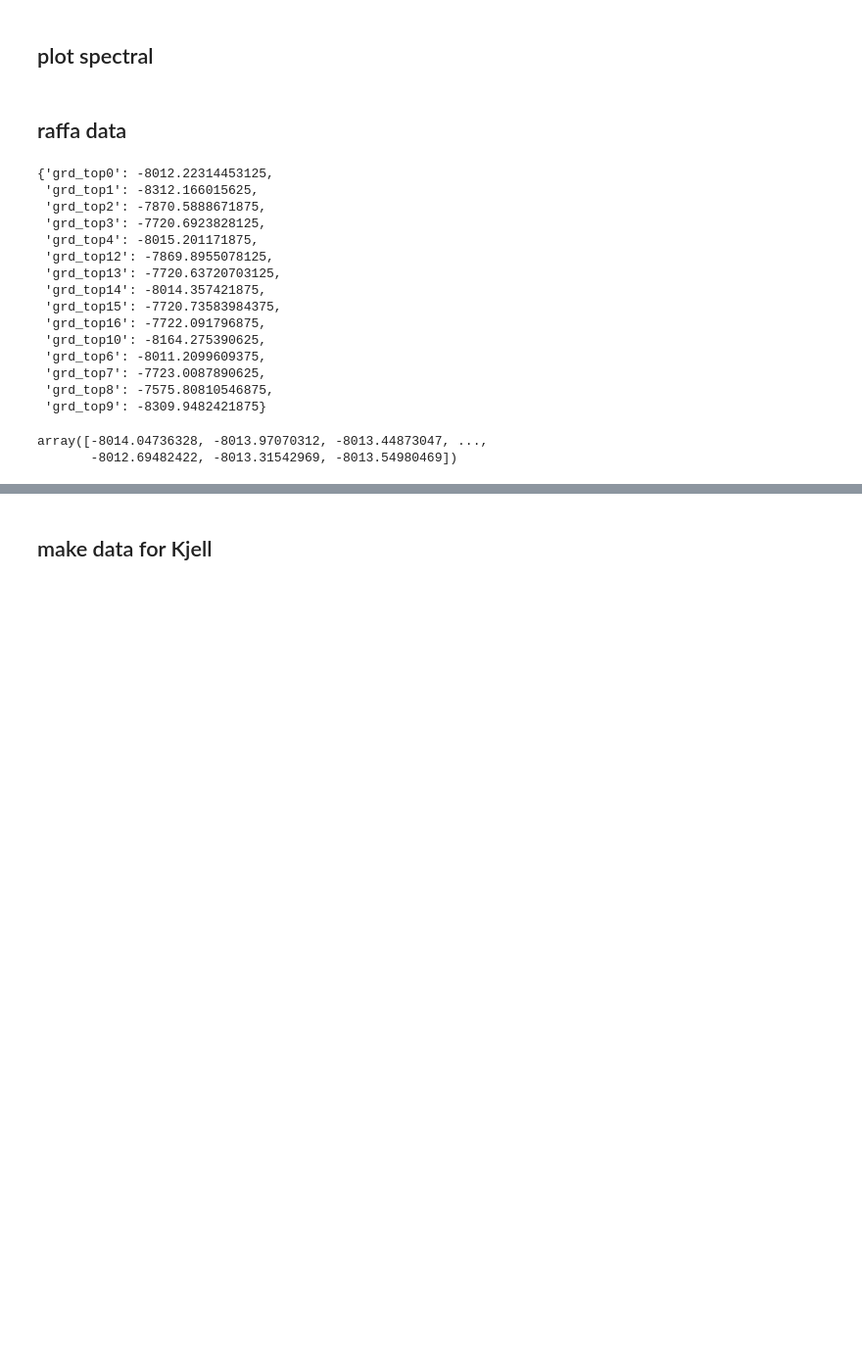
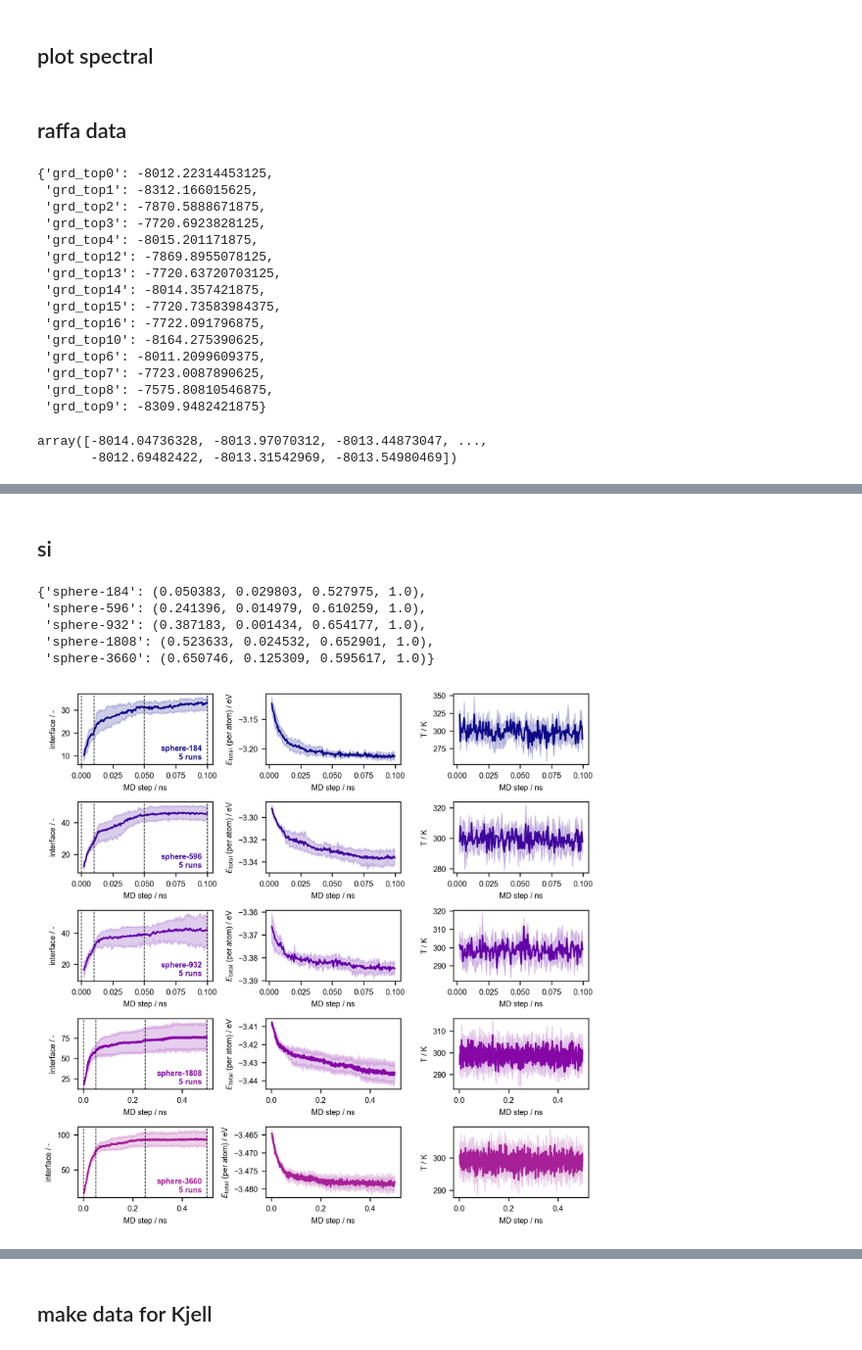
Before and after one commit to schwallergroup/CFT, a Jupyter notebook: notebooks/cft.ipynb, the cells around one changed output, grey strips where cells are left out. Shown at 98% size. Saved outputs shown, nothing was run; the diff lists cells and outputs as text; code cells hidden in the pictures; blank space fills up the shorter version.

```diff
--- a/notebooks/cft.ipynb
+++ b/notebooks/cft.ipynb
@@ -975,2 +1307,80 @@ view(atoms)
 # %%
 view(read('/home/ef/Code/CFT/examples/Cu_smash/naked_particle.xyz'))
+# %% [markdown]
+## si
+# %%
+df = pd.read_csv('/home/ef/Code/CFT/examples/Cu_smash/MD_statistics/md_data.csv')
+# %%
+df['system'] = df['name'] + '-' + df['n_atoms'].astype(str)
+df['E total (per atom)'] = df['E_tot'] /  df['n_atoms']
+df['simulation %'] = df.frame / df.groupby('file')['frame'].transform('max')
+df['time'] = df.frame*500*1e-6
+# %%
+colors = {
+    'sphere-262':      "#4C72B0",  # blue
+    'tetrahedron-214': "#DD8452",  # orange
+    'rhombic-220':     "#55A868",  # green
+    'octahedron-340':  "#C44E52",  # red
+    'cube-388':        "#8172B2",  # purple
+}
+
+# sample evenly across the plasma colormap
+cmap = plt.get_cmap("plasma")
+colors = {sys: cmap(i / (len(systems)+6)) for i, sys in enumerate(systems)}
+colors
+# %% [output]
+{'sphere-184': (0.050383, 0.029803, 0.527975, 1.0),
+ 'sphere-596': (0.241396, 0.014979, 0.610259, 1.0),
+ 'sphere-932': (0.387183, 0.001434, 0.654177, 1.0),
+ 'sphere-1808': (0.523633, 0.024532, 0.652901, 1.0),
+ 'sphere-3660': (0.650746, 0.125309, 0.595617, 1.0)}
+# %%
+dict_size = {
+    'sphere-184': 200,
+    'sphere-262': 200,
+    'sphere-596': 200,
+    'sphere-932': 200,
+    'sphere-1808': 1000,
+    'sphere-3660': 1000,
+    }
+# %%
+systems = ['sphere-184',
+# 'sphere-262',
+'sphere-596', 'sphere-932', 'sphere-1808', 'sphere-3660']
+# systems = ['sphere-262', 'tetrahedron-214', 'rhombic-220', 'octahedron-340', 'cube-388']
+
+fig, axs = plt.subplots(len(systems),3, figsize=[180/25.4, len(systems)*35/25.4], dpi=300) #, sharex='col'
+
+for j, system in enumerate(systems):
+    # if j>1:
+    #     break
+    pdf = df[(df.system == system) & (df.frame > 3) & (df.frame < dict_size[system])]
+
+    run_count = len(pdf.file.unique())
+
+    sns.lineplot(pdf, x='time', y='interface_interactions', ax=axs[j,0], color=colors[system])
+    axs[j,0].set_xlabel('MD step / ns'); axs[j,0].set_ylabel('interface / -')
+    for frc in [.0, .1, .5, 1.]:
+        frame = int(dict_size[system] * frc) * 500*1e-6
+        axs[j,0].axvline(x=frame, color='k', linestyle='--', linewidth=.6)
+
+    sns.lineplot(pdf, x='time', y='E total (per atom)', ax=axs[j,1], color=colors[system])
+    axs[j,1].set_xlabel('MD step / ns'); axs[j, 1].set_ylabel(r"$E_{\mathrm{total}}$ (per atom) / eV")
+
+    sns.lineplot(pdf, x='time', y='T', ax=axs[j,2], color=colors[system])
+    axs[j,2].set_xlabel('MD step / ns'); axs[j, 2].set_ylabel("T / K")
+
+
+    axs[j,0].text(
+        0.92, 0.05,           # x, y in axis coordinates (lower-right)
+        f"{system}\n{run_count} runs",
+        transform=axs[j,0].transAxes,
+        ha='right', va='bottom',
+        fontsize=7,
+        fontweight='bold',
+        color=colors[system]
+    )
+
+fig.set_layout_engine(layout='tight')
+# %% [output]
+[figure, added]
```
Also changed, not shown: parts of 55 cells of this notebook, 1 other file.
